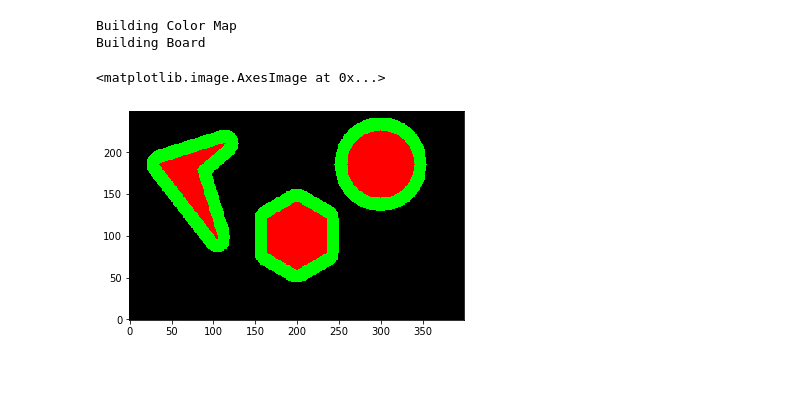
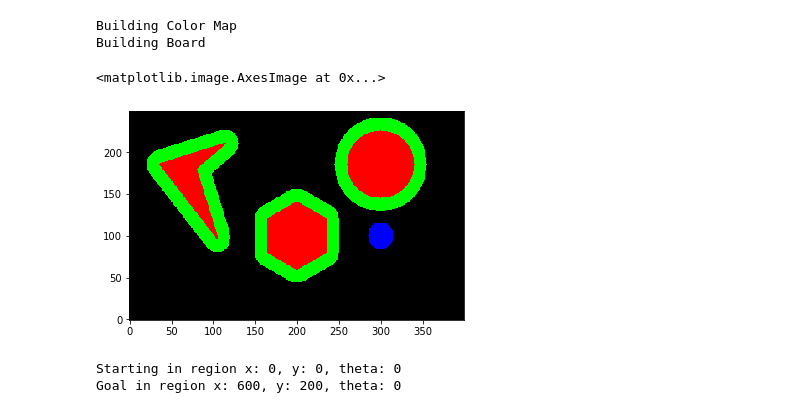
Before and after one commit to njnovak/ENPM-661-Project-3, a Jupyter notebook: 661 Project A_Star/phase_2.ipynb, the cells around one changed output. Saved outputs shown, nothing was run; the diff lists cells and outputs as text; code cells hidden in the pictures; blank space fills up the shorter version.

```diff
--- a/661 Project A_Star/phase_2.ipynb
+++ b/661 Project A_Star/phase_2.ipynb
@@ -105,12 +109,34 @@ def generate_margin(color_map, radius):
                                     color_map[int(y_i)][x_i][2] == [0]):
                                 color_map[int(y_i)][x_i] = [0,255,0]
     return color_map
+# %%
+# draw a circle (red in numpy, blue in opencv) to represent the acceptable goal zone
+def expand_goal(color_map, goal_location, radius):
+
+    x = goal_location[1]
+    y = goal_location[0]
+
+    x_range = range(x-radius, x+radius+1)
+    for x_i in x_range:
+        y_upper_limit = np.ceil(np.sqrt(radius**2-(x_i-x)**2) + y)
+        y_lower_limit = np.floor(-np.sqrt(radius**2-(x_i-x)**2) + y)
+
+        y_range = np.arange(y_lower_limit, y_upper_limit+1)
+        for y_i in y_range:
+            if (x_i >= 0 and x_i <= 399) and (y_i >= 0 and y_i <= 249):
+                if not (int(color_map[int(y_i)][int(x_i)][0]) == 255 or\
+                       int(color_map[int(y_i)][int(x_i)][1]) == 255):
+                    color_map[int(y_i)][int(x_i)] = [0,0,255]
+
+    return color_map
 # %%
 # read the board and depending on each nodes status
 # write the proper color in a numpy array as BGR colors
-def create_color_map(height, width, radius):
+def create_color_map(height, width, radius, goal_location):
 
     color_map = np.zeros(shape=[height, width, 3], dtype=np.uint8)
+
+
 
     for row in range(height):
         for col in range(width):
@@ -124,6 +150,7 @@ def create_color_map(height, width, radius):
                 color_map[row][col][1] = 0
                 color_map[row][col][2] = 0
 
+    color_map = expand_goal(color_map, goal_location, 15)
 
     color_map = generate_margin(color_map, radius)
     return color_map
@@ -134,7 +161,7 @@ def create_color_map(height, width, radius):
 def compress_coordinates(x, y, theta, thresh):
     compressed_x = int(np.floor(x/thresh))
     compressed_y = int(np.floor(y/thresh))
-    compressed_angle = 0 if theta == 0 else int(np.floor(360/theta))-1
+    compressed_angle = 0 if theta == 0 else (int(np.floor(360/theta))-1)%12
 
     return compressed_x, compressed_y, compressed_angle
 # %%
@@ -175,8 +202,9 @@ def create_board(width, height, thresh):
                 new_node = Node(parent=None,
                                 c2c=c2c,
                                 c2g=c2g,
-                                cell_location=[row_num, col_num, angle],
-                                region=[row_num, col_num, angle])
+                                cell_location=[int(row_num*thresh), int(col_num*thresh), angle],
+                                region=[row_num, col_num, angle],
+                                local_path=[])
 
                 temp_configuration.append(new_node)
             temp_row.append(temp_configuration)
@@ -512,25 +381,45 @@ def validate_inputs(height, width, start_location, goal_location, color_map):
 # %%
 # starting paramters
 start_location = [0,0,0]
-goal_location = [100,350,60]
+goal_location = [100,300,0]
 
 width = 400
 height = 250
 
 step = 3
 thresh = 0.5
 
 print('Building Color Map')
-color_map = create_color_map(height = 250, width = 400, radius=15)
+color_map = create_color_map(height = 250, width = 400, radius=15, goal_location=goal_location)
 
 print('Building Board')
 board = create_board(width=width, height=height, thresh=thresh)
 
 
 plt.imshow(color_map, origin='lower')
 # %% [output]
 Building Color Map
 Building Board
 <matplotlib.image.AxesImage at 0x...>
-[figure, old version]
+[figure, new version]
+# %%
+compressed_x_start, compressed_y_start, compressed_angle_start = compress_coordinates(
+        start_location[1],
+        start_location[0],
+        start_location[2],
+        thresh=thresh
+    )
+
+compressed_x_goal, compressed_y_goal, compressed_angle_goal = compress_coordinates(
+    goal_location[1],
+    goal_location[0],
+    goal_location[2],
+    thresh=thresh
+)
+
+print(f'Starting in region x: {compressed_x_start}, y: {compressed_y_start}, theta: {compressed_angle_start}')
+print(f'Goal in region x: {compressed_x_goal}, y: {compressed_y_goal}, theta: {compressed_angle_goal}')
+# %% [output]
+Starting in region x: 0, y: 0, theta: 0
+Goal in region x: 600, y: 200, theta: 0
 # %%
```
Also changed, not shown: parts of 15 cells of this notebook, 3 other files.
